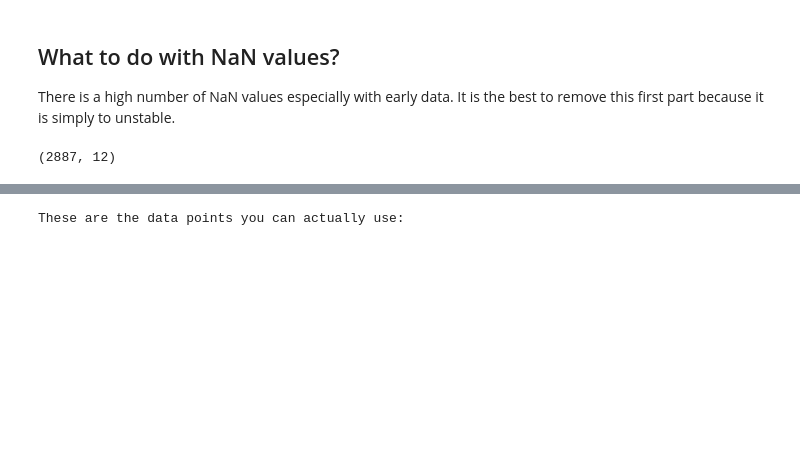
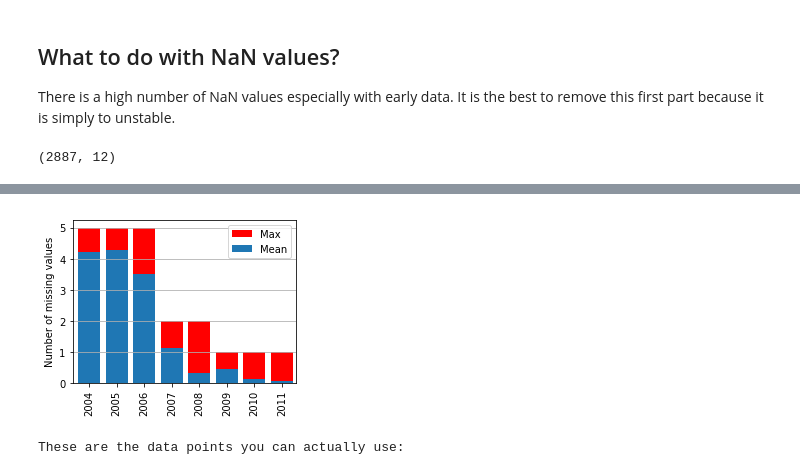
Before and after one commit to leyhline/vix-term-structure, a Jupyter notebook: overview.ipynb, the cells around one changed output, grey strips where cells are left out. Drawn from its saved outputs; the diff is of its cells as text; code cells hidden in the pictures; blank space fills up the shorter version.

```diff
--- a/overview.ipynb
+++ b/overview.ipynb
@@ -216,3 +217,17 @@ plt.show()
+# %%
+xs_null = xs_null[xs_null > 0]
+xs_null.groupby(xs_null.index.year).max().plot.bar(figsize=(4,3), color="r", width=0.8)
+xs_full = xm_settle.isnull().sum(axis=1)
+xs_full.groupby(xs_full.index.year).mean().plot.bar(stacked=True, width=0.8)
+plt.xlim(-0.6,7.5)
+plt.legend(("Max", "Mean"))
+plt.xlabel("")
+plt.ylabel("Number of missing values")
+plt.grid(axis="y")
+plt.savefig("missing_values.pdf", format="pdf", bbox_inches="tight", dpi=300)
+plt.show()
+# %% [output]
+[figure, added]
 # %%
 clip_settle = xm_settle.loc[last_day_with_many_nans + datetime.timedelta(days=1):]
 clip_year = xm_year.loc[last_day_with_many_nans + datetime.timedelta(days=1):]
```
Also changed, not shown: parts of 4 cells of this notebook.
